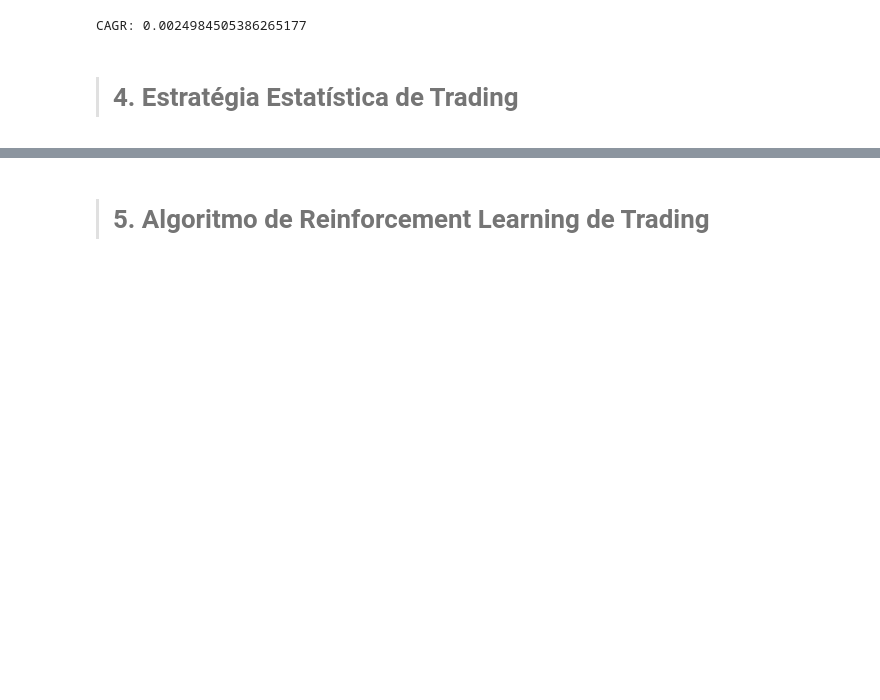
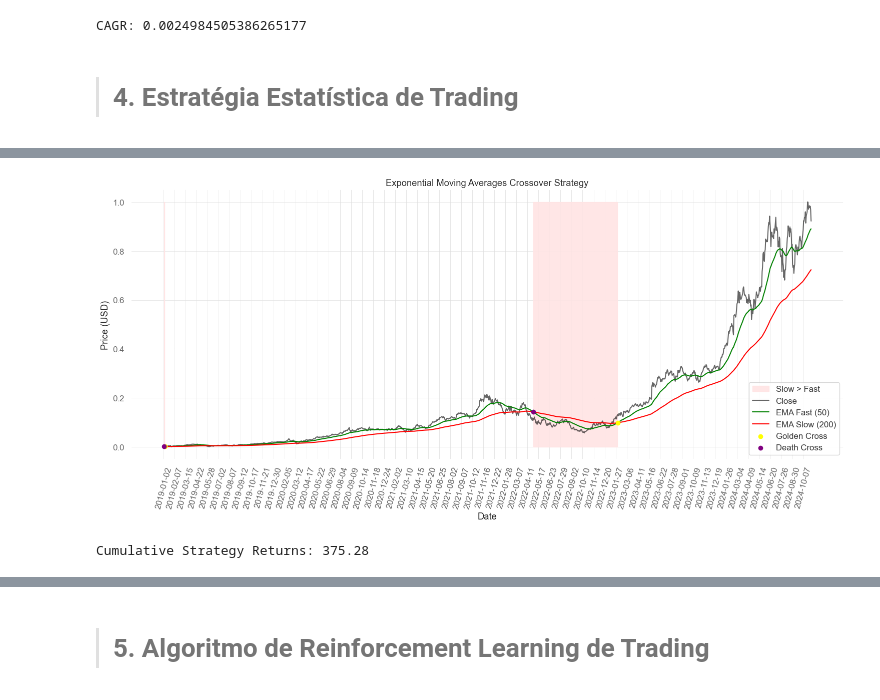
Before and after one commit to JoniFB03/OEOD, a Jupyter notebook: notebooks/Projeto_OEOD-Grupo7.ipynb, the cells around one changed output, grey strips where cells are left out. Saved outputs shown, nothing was run; the diff lists cells and outputs as text; code cells hidden in the pictures; blank space fills up the shorter version.

```diff
--- a/notebooks/Projeto_OEOD-Grupo7.ipynb
+++ b/notebooks/Projeto_OEOD-Grupo7.ipynb
@@ -500,3 +457,63 @@ Cumulative Strategy Returns: 33.38
+# %%
+plt.figure(figsize=(15, 7))
+'''
+plt.fill_between(
+    data_plus.index,
+    data_plus['Close'].min(),
+    data_plus['Close'].max(),
+    where=data_plus['EMA_Fast'] > data_plus['EMA_Slow'],
+    color='#E5FFE4',
+    alpha=0.9,
+    label='Fast > Slow'
+)
+'''
+plt.fill_between(
+    data_plus.index,
+    0, data_plus['Close'].max(),
+    where=data_plus['EMA_Slow'] > data_plus['EMA_Fast'],
+    color='#FFE4E4',
+    alpha=0.9,
+    label='Slow > Fast'
+)
+
+########
+plt.plot(data_plus['Close'], label="Close", color='black', alpha=0.6)
+plt.plot(data_plus['EMA_Fast'], label=f"EMA Fast ({span_fast})", color='green')
+plt.plot(data_plus['EMA_Slow'], label=f"EMA Slow ({span_slow})", color='red')
+plt.scatter(
+    data_plus.index[data_plus['Crossover'] == 'fast_above'],
+    data_plus['EMA_Slow'][data_plus['Crossover'] == 'fast_above'],
+    color='yellow',
+    label='Golden Cross',
+    zorder=5
+)
+plt.scatter(
+    data_plus.index[data_plus['Crossover'] == 'slow_above'],
+    data_plus['EMA_Slow'][data_plus['Crossover'] == 'slow_above'],
+    color='purple',
+    label='Death Cross',
+    zorder=5
+)
+plt.title("Exponential Moving Averages Crossover Strategy")
+plt.legend()
+
+# para o eixo do x não ficar com tantos valores e com sobreposição
+plt.xticks(ticks=data_plus.index[::25], labels=data_plus.index[::25], rotation=75) # ::35 intervalos de 35 em 35 dias
+plt.tight_layout()
+
+plt.xlabel("Date")
+plt.ylabel("Price (USD)")
+plt.show()
+
+# fazer backtest da estratégia
+data_plus['Daily Returns'] = data_plus['Close'].pct_change()
+data_plus['Strategy Returns'] = data_plus['Daily Returns'] * data_plus['Signal'].shift(1) # "lag" de 1 dia
+cumulative_strategy_returns = (1 + data_plus['Strategy Returns']).cumprod()
+
+print(f"Cumulative Strategy Returns: {cumulative_strategy_returns.iloc[-1]:.2f}")
+# %% [output]
+[figure, added]
+Cumulative Strategy Returns: 375.28
 # %%
 data_plus
 # %% [output]
```
Also changed, not shown: parts of 19 cells of this notebook.
